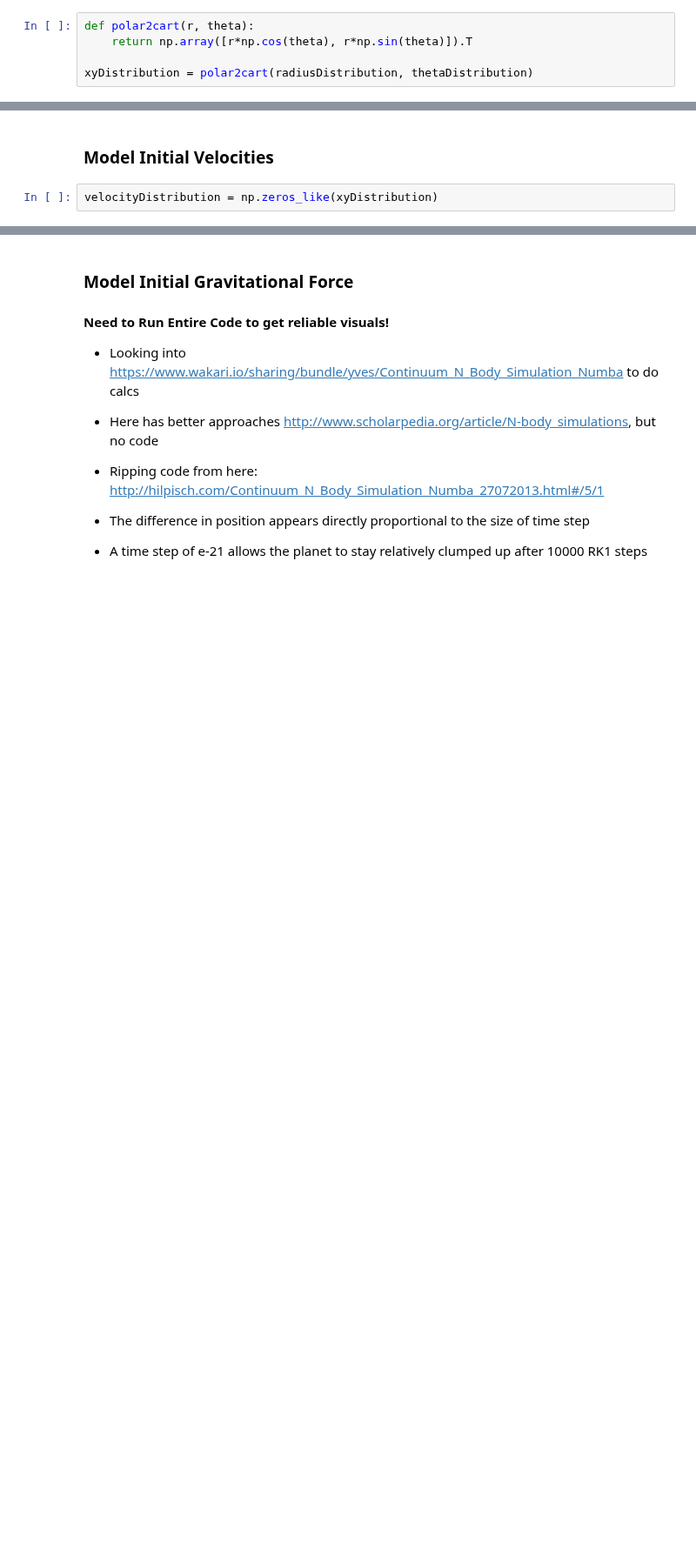
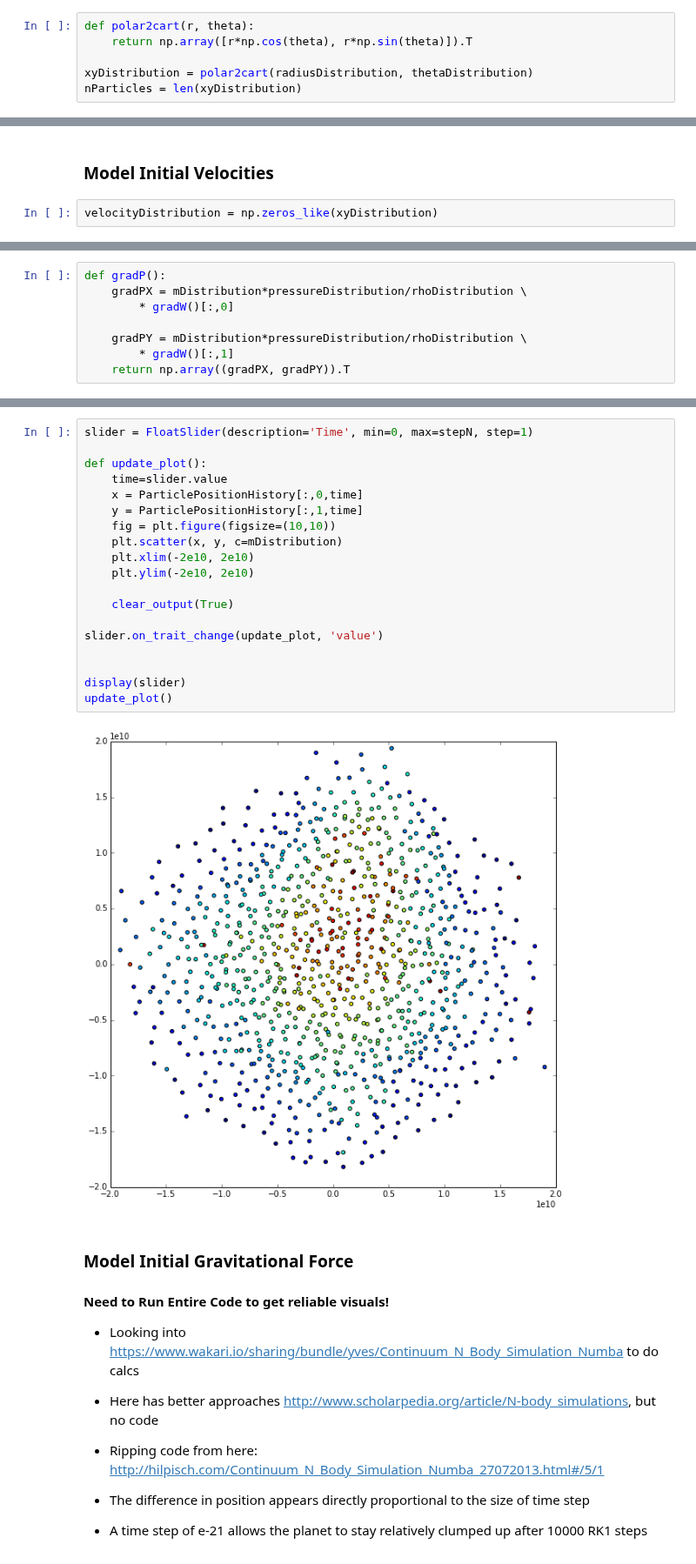
Before and after one commit to saichikine/Jupiter_SPH, a Jupyter notebook: main.ipynb, the cells around one changed output, grey strips where cells are left out. Shown at 87% size. Saved outputs shown, nothing was run; the diff lists cells and outputs as text; blank space fills up the shorter version.

Commit message:
Integrated pressure into main. It looks like it's working well. Next up: integrating gravity

```diff
--- a/main.ipynb
+++ b/main.ipynb
@@ -204,6 +211,7 @@ def polar2cart(r, theta):
     return np.array([r*np.cos(theta), r*np.sin(theta)]).T
 
 xyDistribution = polar2cart(radiusDistribution, thetaDistribution)
+nParticles = len(xyDistribution)
 # %% [markdown]
 ### Define Smoothing Function
 
@@ -359,0 +411,8 @@ velocityDistribution = np.zeros_like(xyDistribution)
+# %%
+def gradP():
+    gradPX = mDistribution*pressureDistribution/rhoDistribution \
+        * gradW()[:,0]
+
+    gradPY = mDistribution*pressureDistribution/rhoDistribution \
+        * gradW()[:,1]
+    return np.array((gradPX, gradPY)).T
@@ -360,3 +470,24 @@ velocityDistribution = np.zeros_like(xyDistribution)
+# %%
+slider = FloatSlider(description='Time', min=0, max=stepN, step=1)
+
+def update_plot():
+    time=slider.value
+    x = ParticlePositionHistory[:,0,time]
+    y = ParticlePositionHistory[:,1,time]
+    fig = plt.figure(figsize=(10,10))
+    plt.scatter(x, y, c=mDistribution)
+    plt.xlim(-2e10, 2e10)
+    plt.ylim(-2e10, 2e10)
+
+    clear_output(True)
+
+slider.on_trait_change(update_plot, 'value')
+
+
+display(slider)
+update_plot()
+# %% [output]
+[figure, added]
 # %% [markdown]
 ### Model Initial Gravitational Force
 
```
Also changed, not shown: parts of 20 cells of this notebook.
